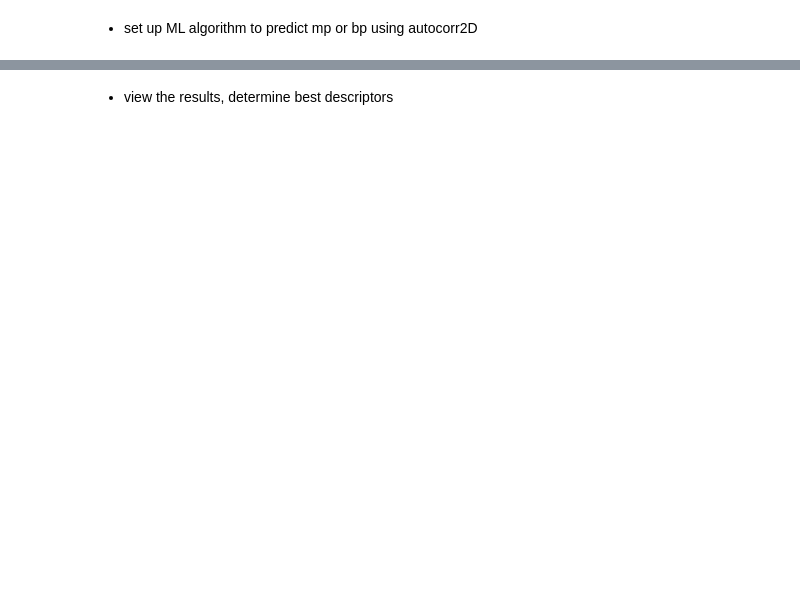
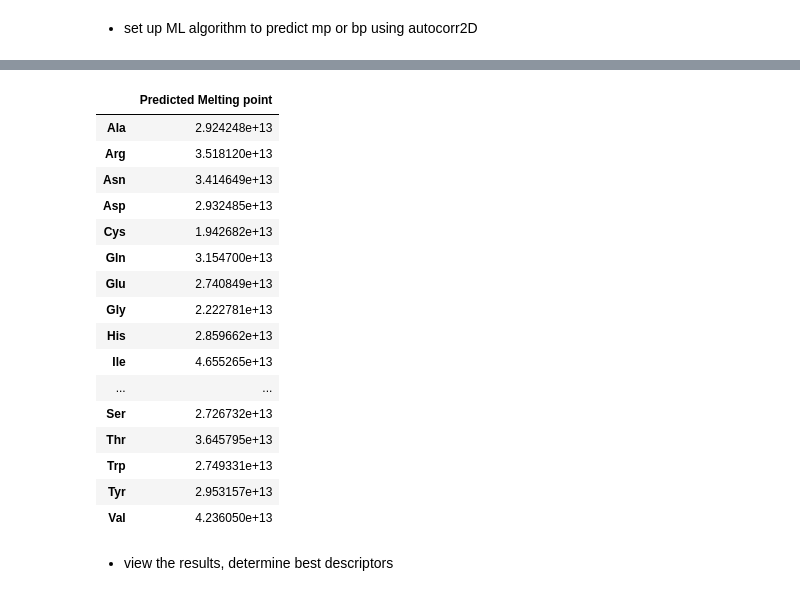
Before and after one commit to janash/acs-2023-notebooks, a Jupyter notebook: 07_building_datasets.ipynb, the cells around one changed output, grey strips where cells are left out. Cells and saved outputs as stored; diff of their text form; code cells hidden in the pictures; blank space fills up the shorter version.

```diff
--- a/07_building_datasets.ipynb
+++ b/07_building_datasets.ipynb
@@ -85,2 +168,23 @@ model.fit(X, Y)
+# %%
+predictions = pd.DataFrame(y_pred, index=names, columns=['Predicted Melting point'])
+predictions
+# %% [output]
+|  | Predicted Melting point |
+| Ala | 2.924248e+13 |
+| Arg | 3.518120e+13 |
+| Asn | 3.414649e+13 |
+| Asp | 2.932485e+13 |
+| Cys | 1.942682e+13 |
+| Gln | 3.154700e+13 |
+| Glu | 2.740849e+13 |
+| Gly | 2.222781e+13 |
+| His | 2.859662e+13 |
+| Ile | 4.655265e+13 |
+| ... | ... |
+| Ser | 2.726732e+13 |
+| Thr | 3.645795e+13 |
+| Trp | 2.749331e+13 |
+| Tyr | 2.953157e+13 |
+| Val | 4.236050e+13 |
 # %% [markdown]
 * view the results, determine best descriptors
```
Also changed, not shown: parts of 14 cells of this notebook.
